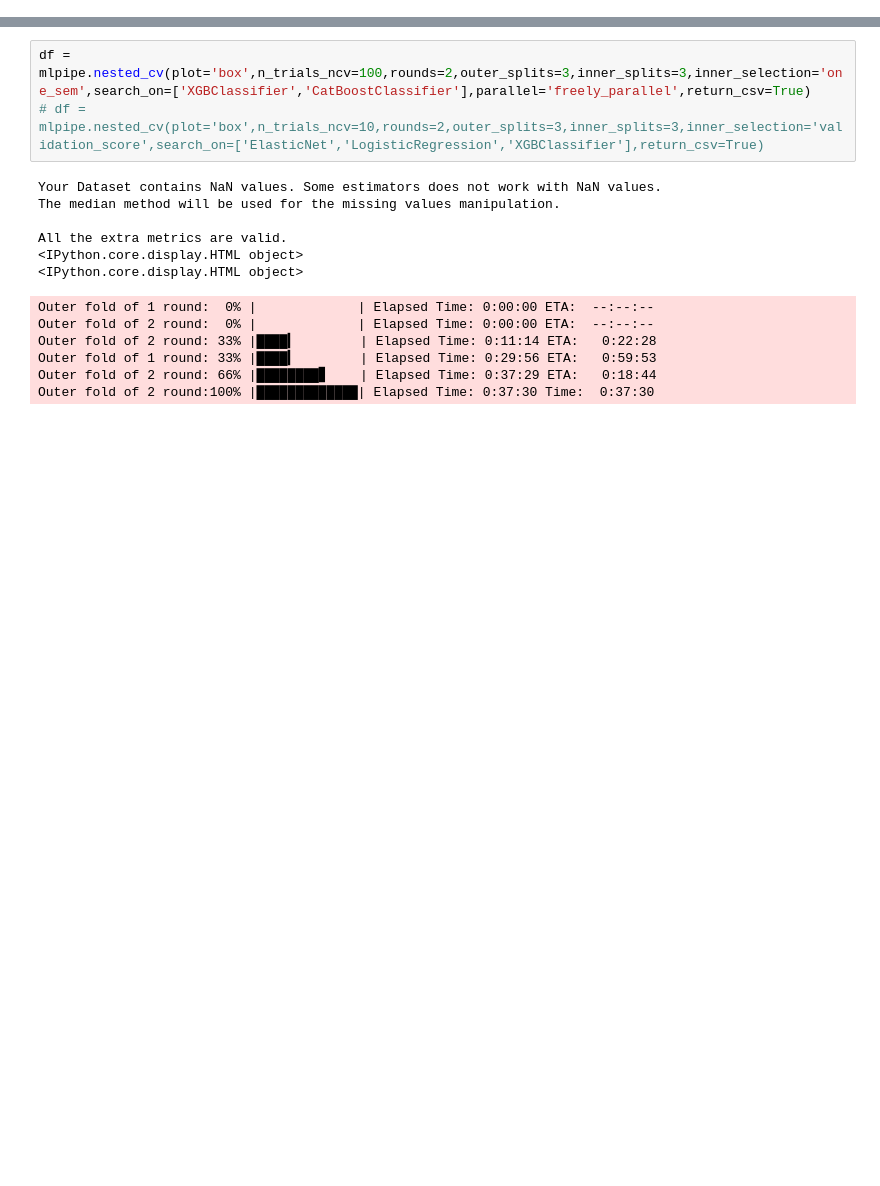
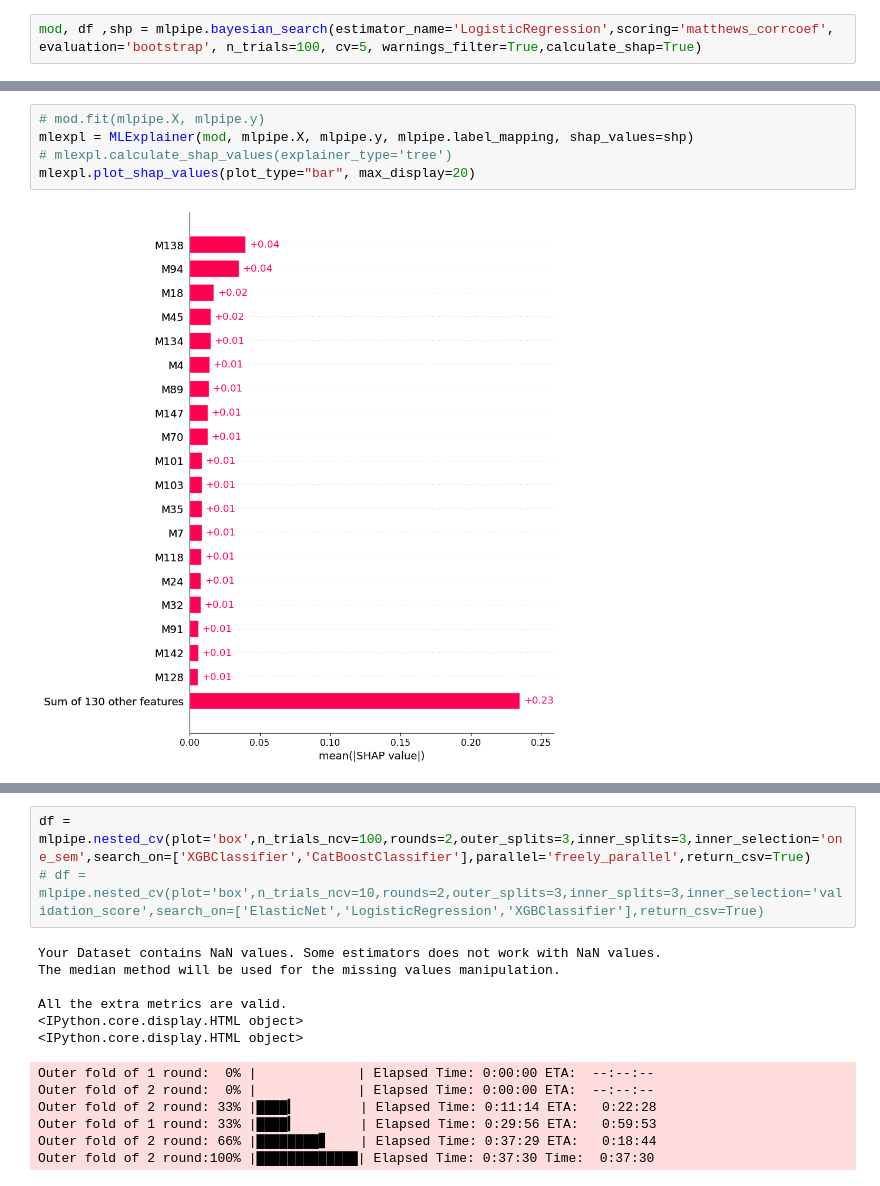
Before and after one commit to costasmexis/AI4META, a Jupyter notebook: test_pipeline.ipynb, the cells around one changed output, grey strips where cells are left out. Saved outputs shown, nothing was run; the diff lists cells and outputs as text; blank space fills up the shorter version.

Commit message:
bootstrap as iml on metabol

```diff
--- a/test_pipeline.ipynb
+++ b/test_pipeline.ipynb
@@ -22,0 +22,2 @@ There is no selected classifier.
+# %%
+mod, df ,shp = mlpipe.bayesian_search(estimator_name='LogisticRegression',scoring='matthews_corrcoef', evaluation='bootstrap', n_trials=100, cv=5, warnings_filter=True,calculate_shap=True)
@@ -22,0 +45,7 @@ There is no selected classifier.
+# %%
+# mod.fit(mlpipe.X, mlpipe.y)
+mlexpl = MLExplainer(mod, mlpipe.X, mlpipe.y, mlpipe.label_mapping, shap_values=shp)
+# mlexpl.calculate_shap_values(explainer_type='tree')
+mlexpl.plot_shap_values(plot_type="bar", max_display=20)
+# %% [output]
+[figure, added]
```
Also changed, not shown: parts of 9 cells of this notebook, 2 other files.
